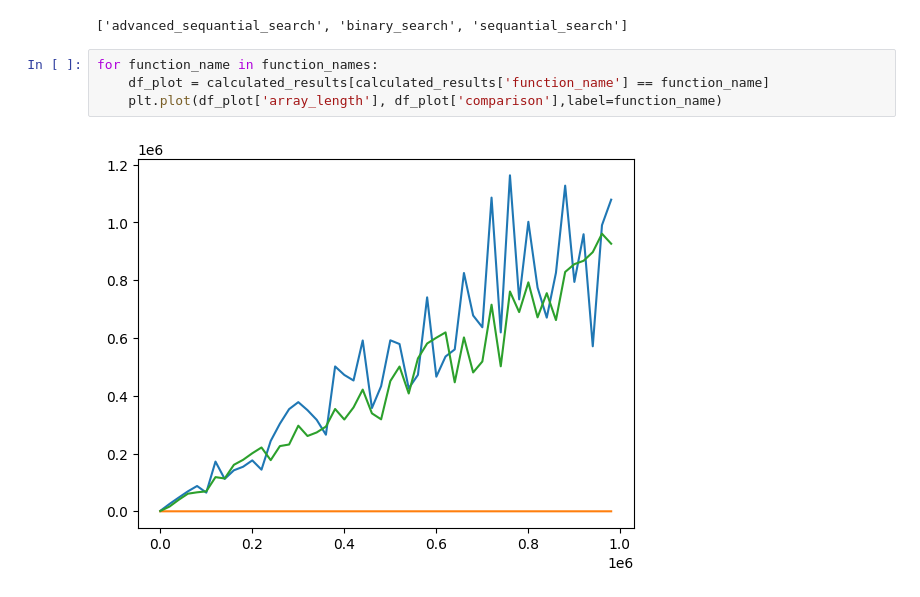
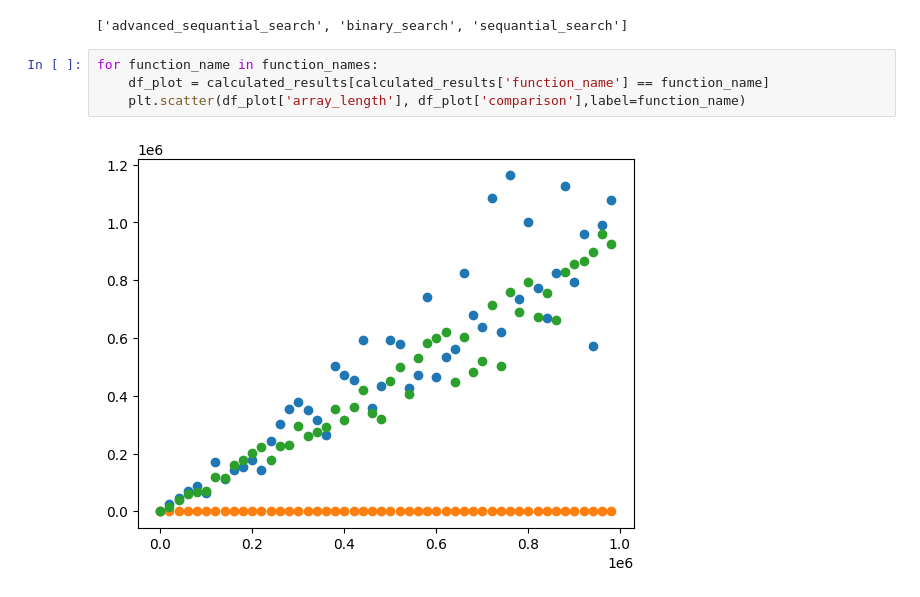
Before and after one commit to ahmed3991/AdvancedAlgorithmsTP, a Jupyter notebook: EDA.ipynb, the cells around one changed output. Cells and saved outputs as stored; diff of their text form.

```diff
--- a/EDA.ipynb
+++ b/EDA.ipynb
@@ -54,6 +54,6 @@ function_names
 # %%
 for function_name in function_names:
     df_plot = calculated_results[calculated_results['function_name'] == function_name]
-    plt.plot(df_plot['array_length'], df_plot['comparison'],label=function_name)
+    plt.scatter(df_plot['array_length'], df_plot['comparison'],label=function_name)
 # %% [output]
-[figure, old version]
+[figure, new version]
```
Also changed, not shown: parts of 8 cells of this notebook, 6 other files.
